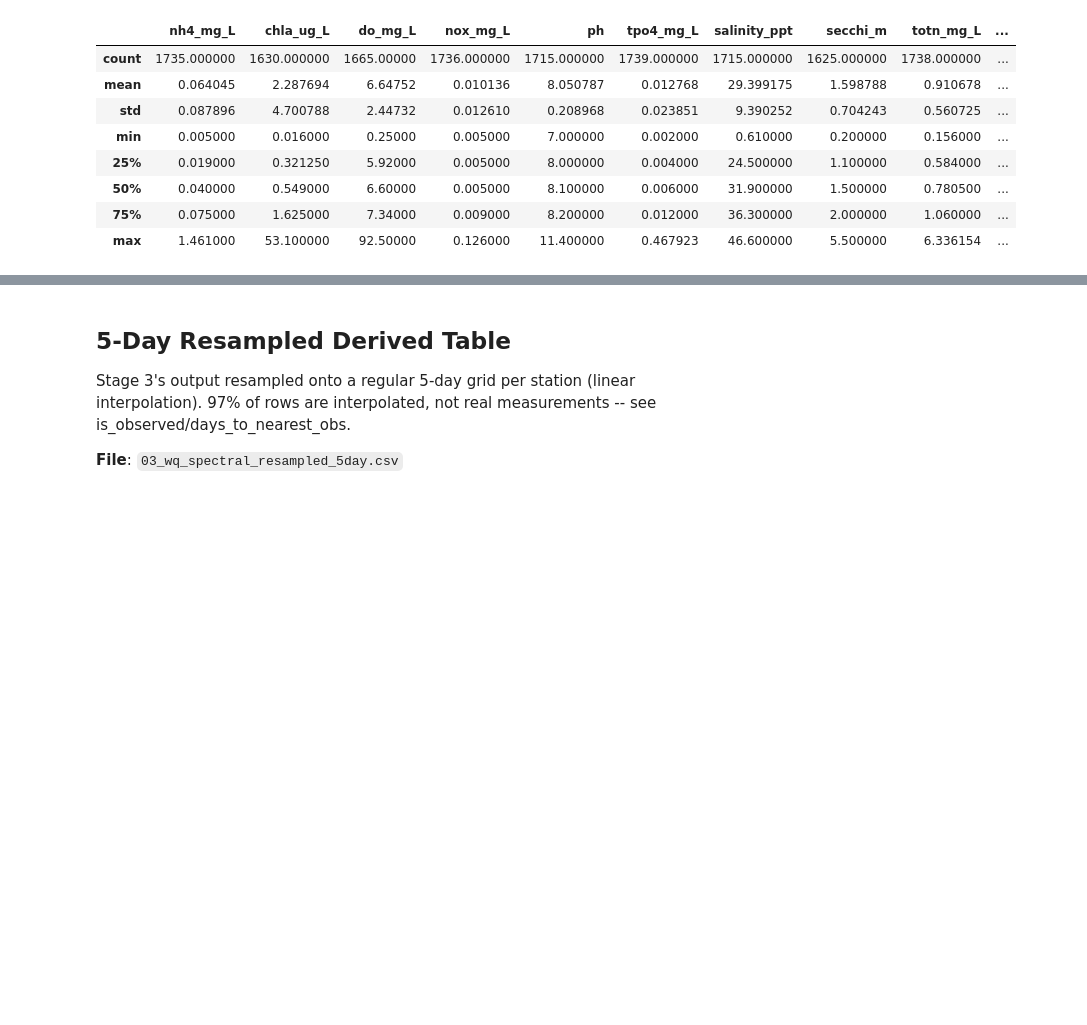
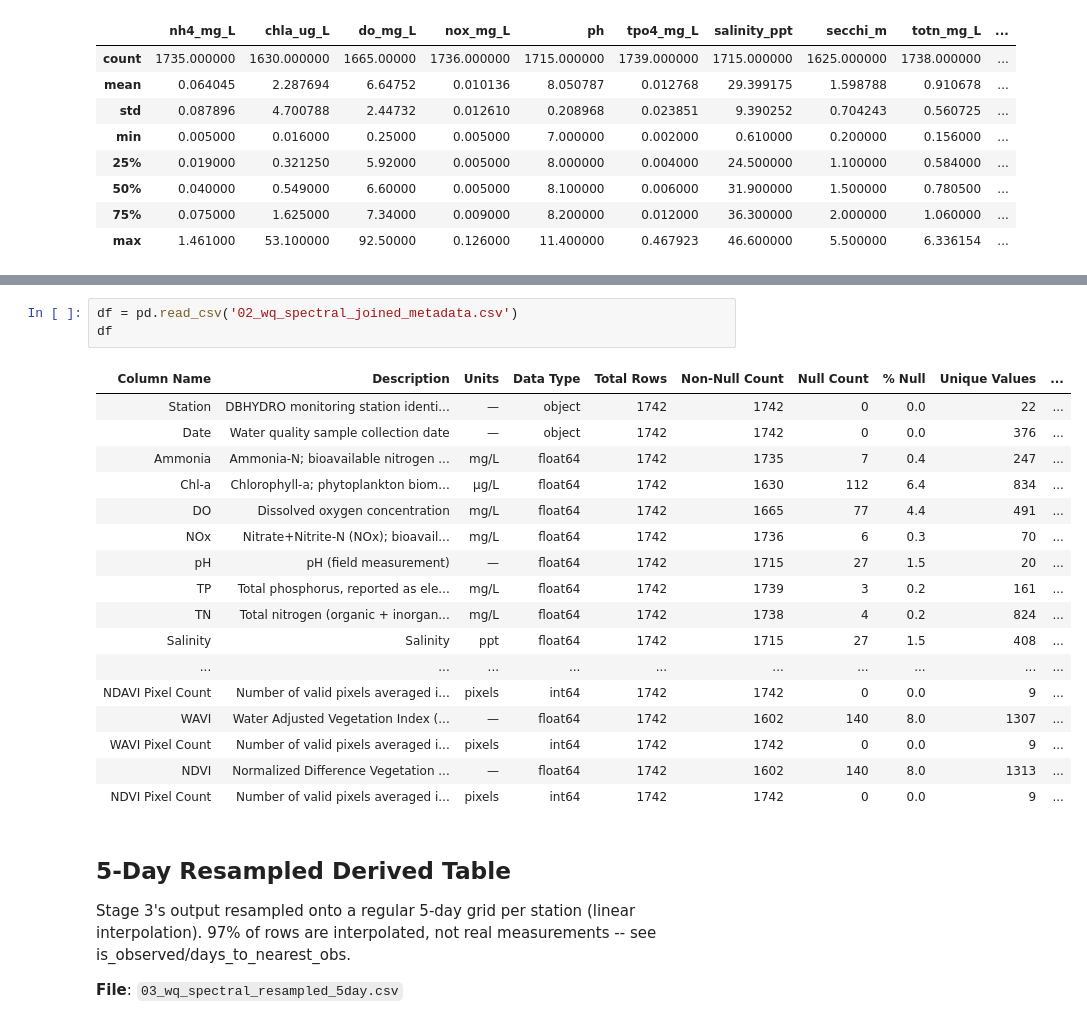
Before and after one commit to ianraymondsmith/seagrass-shap-model, a Jupyter notebook: outputs/consolidated_export/data_overview.ipynb, the cells around one changed output, grey strips where cells are left out. Drawn from its saved outputs; the diff is of its cells as text; blank space fills up the shorter version.

```diff
--- a/outputs/consolidated_export/data_overview.ipynb
+++ b/outputs/consolidated_export/data_overview.ipynb
@@ -73,3 +109,24 @@ df.describe()
+# %%
+df = pd.read_csv('02_wq_spectral_joined_metadata.csv')
+df
+# %% [output]
+| Column Name | Description | Units | Data Type | Total Rows | Non-Null Count | Null Count | % Null | Unique Values | ... |
+| Station | DBHYDRO monitoring station identi... | — | object | 1742 | 1742 | 0 | 0.0 | 22 | ... |
+| Date | Water quality sample collection date | — | object | 1742 | 1742 | 0 | 0.0 | 376 | ... |
+| Ammonia | Ammonia-N; bioavailable nitrogen ... | mg/L | float64 | 1742 | 1735 | 7 | 0.4 | 247 | ... |
+| Chl-a | Chlorophyll-a; phytoplankton biom... | µg/L | float64 | 1742 | 1630 | 112 | 6.4 | 834 | ... |
+| DO | Dissolved oxygen concentration | mg/L | float64 | 1742 | 1665 | 77 | 4.4 | 491 | ... |
+| NOx | Nitrate+Nitrite-N (NOx); bioavail... | mg/L | float64 | 1742 | 1736 | 6 | 0.3 | 70 | ... |
+| pH | pH (field measurement) | — | float64 | 1742 | 1715 | 27 | 1.5 | 20 | ... |
+| TP | Total phosphorus, reported as ele... | mg/L | float64 | 1742 | 1739 | 3 | 0.2 | 161 | ... |
+| TN | Total nitrogen (organic + inorgan... | mg/L | float64 | 1742 | 1738 | 4 | 0.2 | 824 | ... |
+| Salinity | Salinity | ppt | float64 | 1742 | 1715 | 27 | 1.5 | 408 | ... |
+| ... | ... | ... | ... | ... | ... | ... | ... | ... | ... |
+| NDAVI Pixel Count | Number of valid pixels averaged i... | pixels | int64 | 1742 | 1742 | 0 | 0.0 | 9 | ... |
+| WAVI | Water Adjusted Vegetation Index (... | — | float64 | 1742 | 1602 | 140 | 8.0 | 1307 | ... |
+| WAVI Pixel Count | Number of valid pixels averaged i... | pixels | int64 | 1742 | 1742 | 0 | 0.0 | 9 | ... |
+| NDVI | Normalized Difference Vegetation ... | — | float64 | 1742 | 1602 | 140 | 8.0 | 1313 | ... |
+| NDVI Pixel Count | Number of valid pixels averaged i... | pixels | int64 | 1742 | 1742 | 0 | 0.0 | 9 | ... |
 # %% [markdown]
 ## 5-Day Resampled Derived Table
 
```
Also changed, not shown: parts of 9 cells of this notebook, 3 other files.
